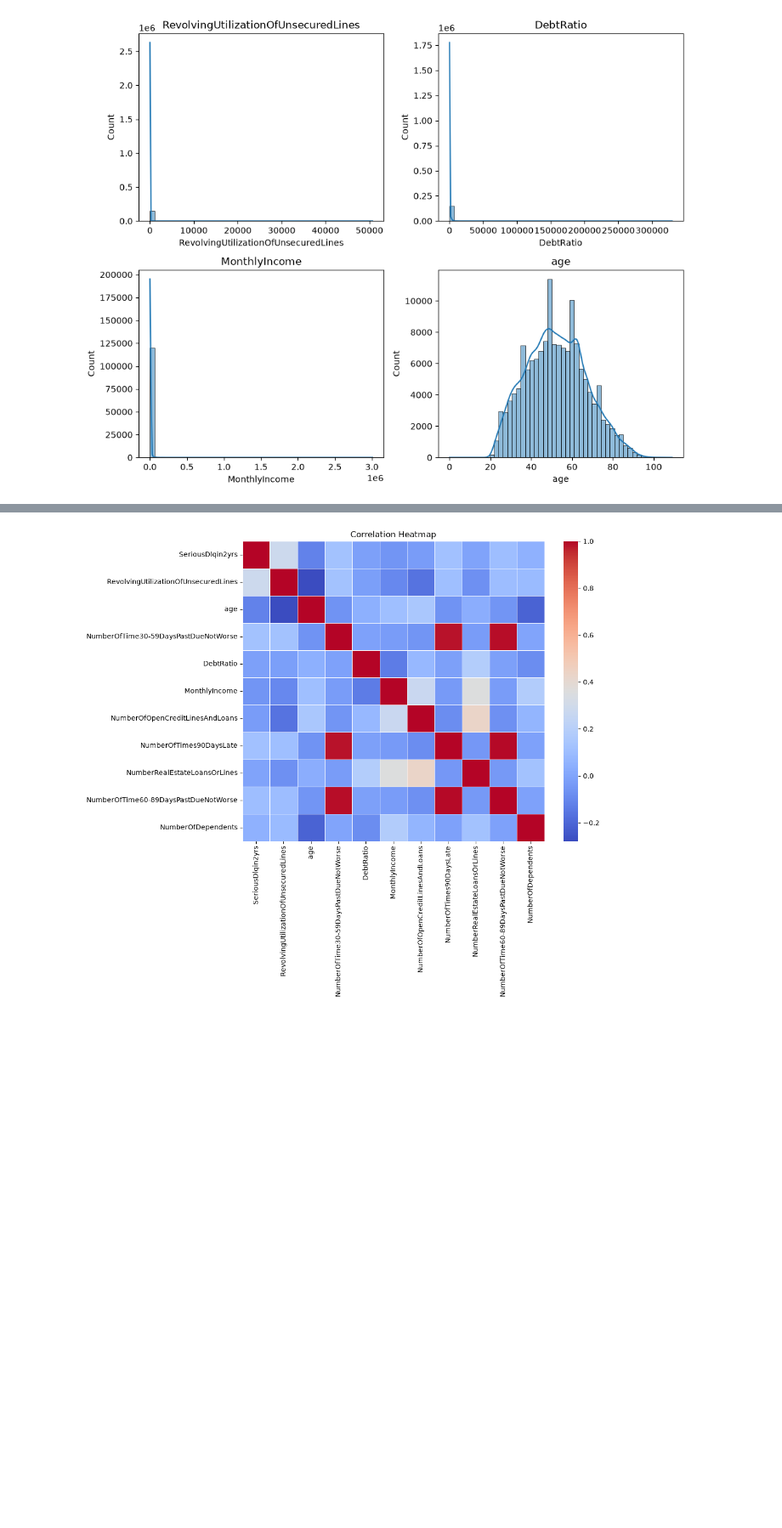
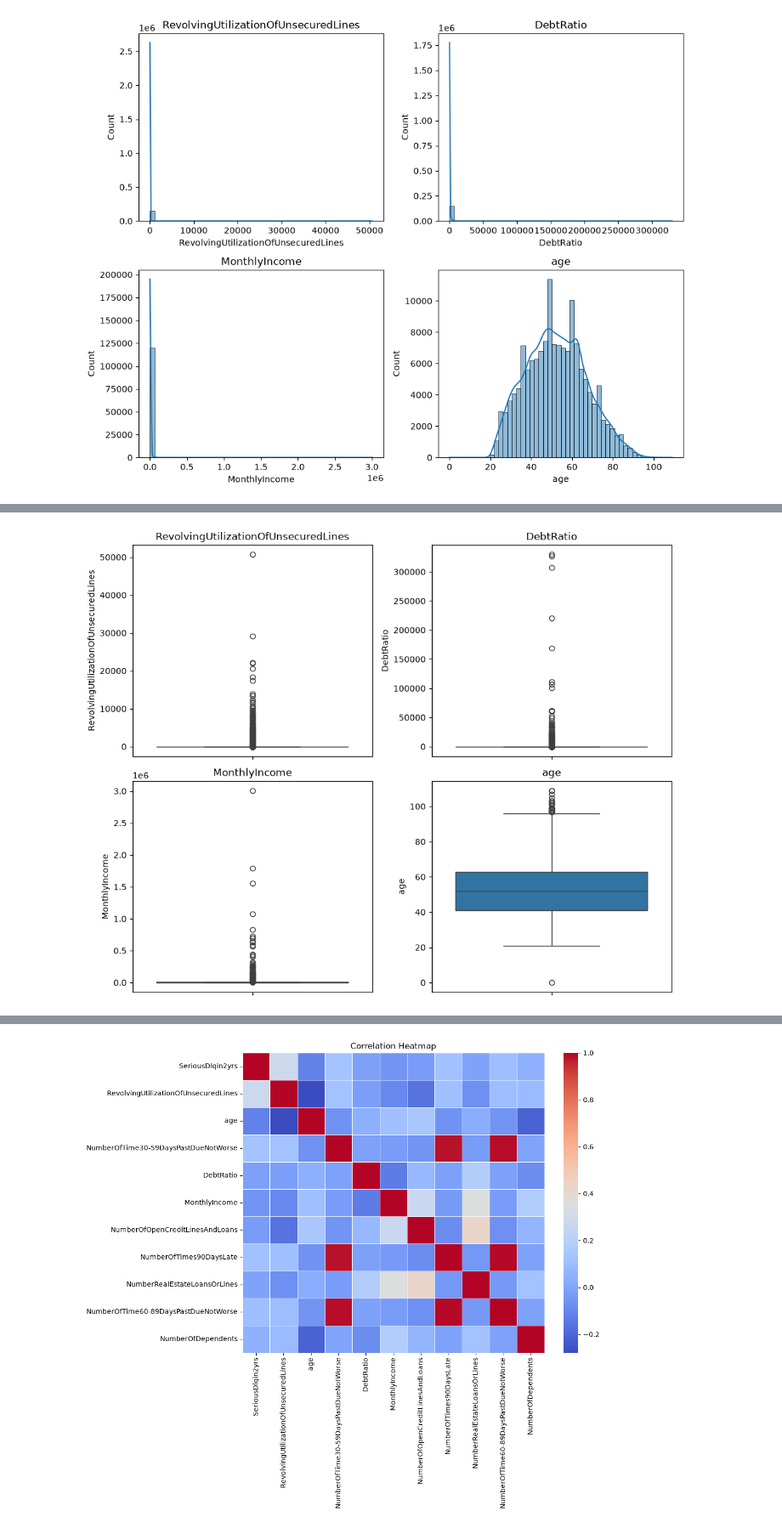
Before and after one commit to aryan-recs/give-me-some-credit, a Jupyter notebook: Give_credit.ipynb, the cells around one changed output, grey strips where cells are left out. Shown at 85% size. Cells and saved outputs as stored; diff of their text form; code cells hidden in the pictures; blank space fills up the shorter version.

```diff
--- a/Give_credit.ipynb
+++ b/Give_credit.ipynb
@@ -245 +213,13 @@ for cols in train_df.columns:
+# %%
+plt.figure(figsize=(10,8))
+
+for i, col in enumerate(features, 1):
+    plt.subplot(2, 2, i)
+    sns.boxplot(train_df[col])
+    plt.title(col)
+
+plt.tight_layout()
+plt.show()
+# %% [output]
+[figure, added]
 # %%
```
Also changed, not shown: parts of 23 cells of this notebook, 5 other files.
